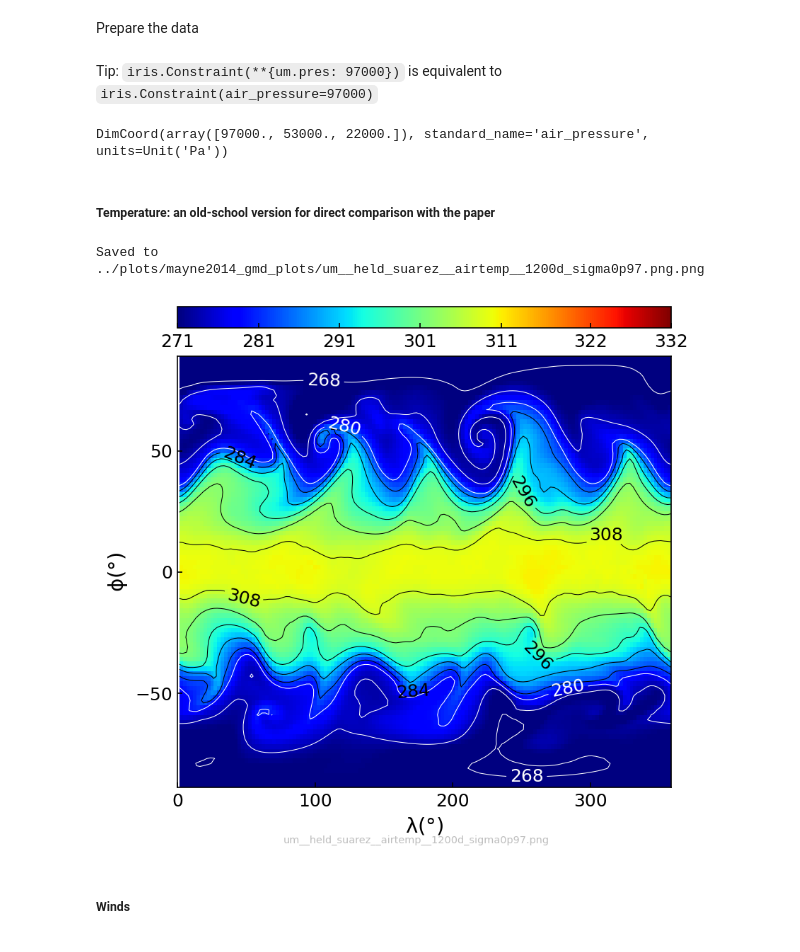
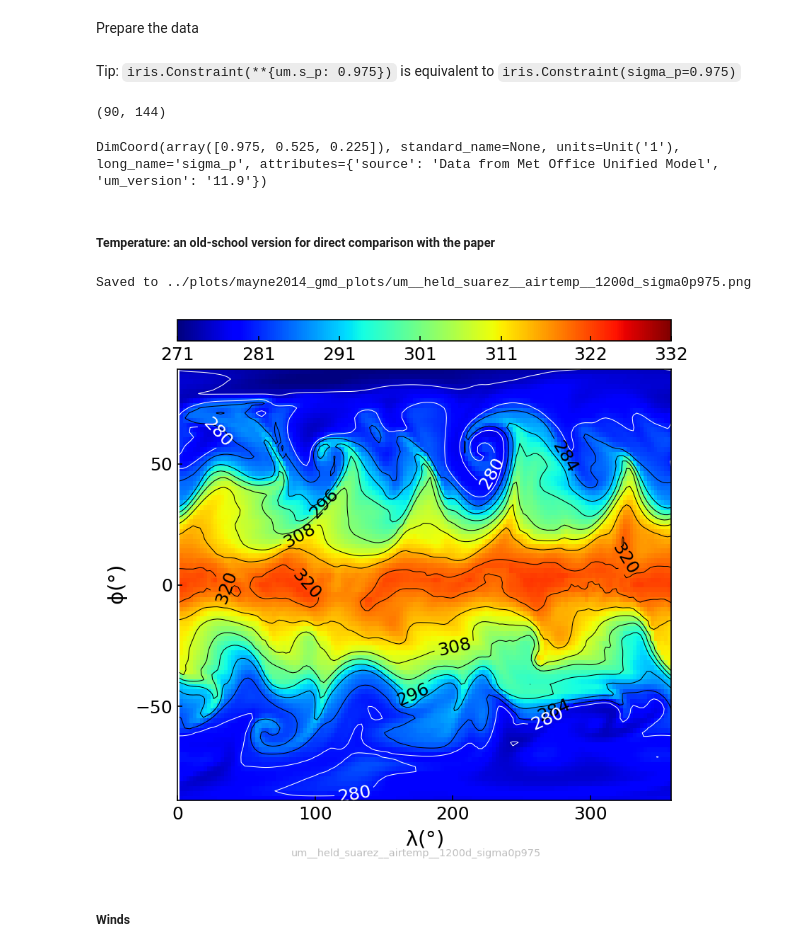
Before and after one commit to exoclim/idealised_exo_runs, a Jupyter notebook: Mayne14-GMD-Plots.ipynb, the cells around one changed output. Drawn from its saved outputs; the diff is of its cells as text; code cells hidden in the pictures.

Commit message:
update the main notebook by recalculating sigma-levels using surface pressure

```diff
--- a/Mayne14-GMD-Plots.ipynb
+++ b/Mayne14-GMD-Plots.ipynb
@@ -121,6 +139,7 @@ Create an array of sigma levels, using the table A1 in Mayne et al. (2014).
 sigma_levels = np.array(
     [
         1.0,
+        0.975,  # additional level for horiz. sections
         0.97,
         0.94,
         0.91,
@@ -136,6 +155,7 @@ sigma_levels = np.array(
         0.6,
         0.57,
         0.53,
+        0.525,  # additional level for horiz. sections
         0.5,
         0.47,
         0.44,
@@ -145,6 +165,7 @@ sigma_levels = np.array(
         0.32,
         0.28,
         0.26,
+        0.225,  # additional level for horiz. sections
         0.22,
         0.19,
         0.16,
@@ -203,11 +229,13 @@ Compare with Table A1 in the paper.
 # %% [markdown]
 #### Interpolate the main data
 # %%
-%%time
-pres_lev_cubes = interp_cubelist_from_height_to_pressure_levels(
-    height_lev_cubes,
-    sigma_levels,
-    p_ref_frac=True,
-    include_pressure=True,
-    interpolator=INTERPOLATOR,
-)
+sigma_lev_cubes = iris.cube.CubeList()
+for cube in tqdm(height_lev_cubes):
+    cube_slev = stratify.relevel(
+        cube,
+        sigma_pressure,
+        sigma_levels,
+        axis=um.z,
+        interpolator=INTERPOLATOR,
+    )
+    sigma_lev_cubes.append(cube_slev)
@@ -284,5 +249,5 @@ pres_lev_cubes
 # %%
-airtemp = pres_lev_cubes.extract_cube(um.temp)
+airtemp = sigma_lev_cubes.extract_cube(um.temp)
 # %% [markdown]
 Get latitude and longitude points (they are the same for all variables in this dataset).
 # %%
@@ -475,8 +483,11 @@ airtemp_1200d = extract_last_n_days(airtemp, 1)
 # from aeolus.coord import isel
 # airtemp_1200d = isel(airtemp, um.t, -1)
 # %% [markdown]
-Tip: `iris.Constraint(**{um.pres: 97000})` is equivalent to `iris.Constraint(air_pressure=97000)`
+Tip: `iris.Constraint(**{um.s_p: 0.975})` is equivalent to `iris.Constraint(sigma_p=0.975)`
 # %%
-airtemp_1200d_single_lev = airtemp_1200d.extract(iris.Constraint(**{um.pres: 97000}))
+airtemp_1200d_single_lev = airtemp_1200d.extract(iris.Constraint(**{um.s_p: 0.975}))
+print(airtemp_1200d_single_lev.shape)
+# %% [output]
+(90, 144)
 # %%
 u_tm = time_mean(
@@ -491,9 +502,9 @@ v_tm = time_mean(
     )
 )
 # %%
-u_tm.coord(um.pres)
+u_tm.coord(um.s_p)
 # %% [output]
-DimCoord(array([97000., 53000., 22000.]), standard_name='air_pressure', units=Unit('Pa'))
+DimCoord(array([0.975, 0.525, 0.225]), standard_name=None, units=Unit('1'), long_name='sigma_p', attributes={'source': 'Data from Met Office Unified Model', 'um_version': '11.9'})
 # %% [markdown]
 ##### Temperature: an old-school version for direct comparison with the paper
 # %%
@@ -510,36 +521,36 @@ p1 = ax.contour(
     lons,
     lats,
     airtemp_1200d_single_lev.data,
     colors="k",
     linewidths=0.5,
     levels=np.arange(284, 400, 6),
 )
 c1 = ax.clabel(p1, levels=np.arange(284, 400, 12), fmt="%.0f", use_clabeltext=True)
 p2 = ax.contour(
     lons,
     lats,
     airtemp_1200d_single_lev.data,
     colors="w",
     linewidths=0.5,
     levels=np.arange(100, 284, 6),
 )
 c2 = ax.clabel(p2, levels=np.arange(100, 284, 12), fmt="%.0f", use_clabeltext=True)
 ax.tick_params(direction="in")
 ax.set_xticks(np.arange(0, 360, 100))
 ax.set_yticks(np.arange(-50, 51, 50))
 
 cb = fig.colorbar(p0, orientation="horizontal", cax=cax)
 cb.ax.tick_params(direction="in")
 cb.set_ticks([271, 281, 291, 301, 311, 322, 332])
 
 ax.set_xlabel("$\lambda$($\degree$)")
 ax.set_ylabel("$\phi$($\degree$)")
 
-imgname = plot_dir / "um__held_suarez__airtemp__1200d_sigma0p97.png"
+imgname = plot_dir / "um__held_suarez__airtemp__1200d_sigma0p975"
 figsave(fig, imgname)
 # %% [output]
-Saved to ../plots/mayne2014_gmd_plots/um__held_suarez__airtemp__1200d_sigma0p97.png.png
+Saved to ../plots/mayne2014_gmd_plots/um__held_suarez__airtemp__1200d_sigma0p975.png
-[figure, old version]
+[figure, new version]
 # %% [markdown]
 ##### Winds
 # %%
```
Also changed, not shown: parts of 45 cells of this notebook.
